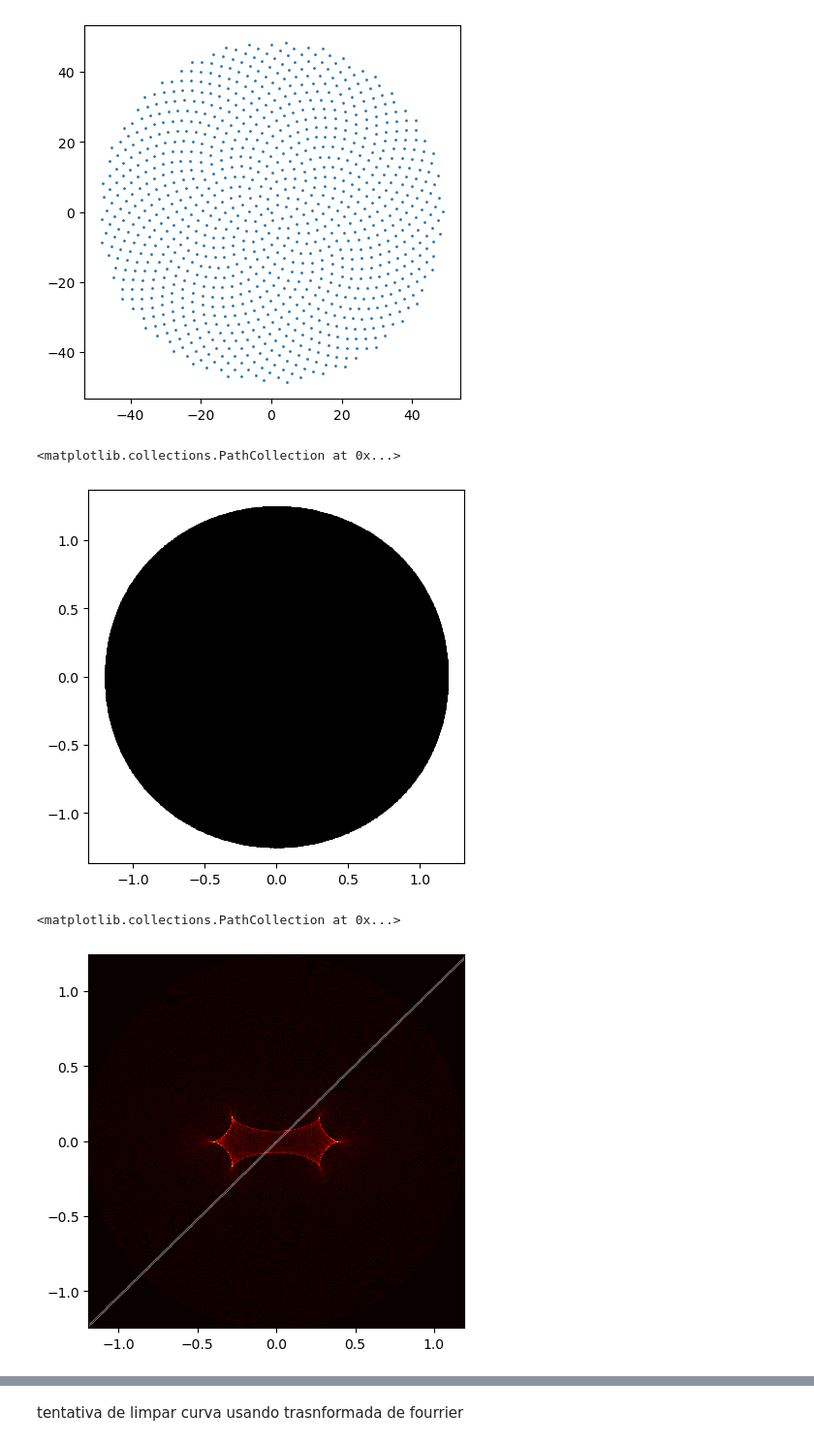
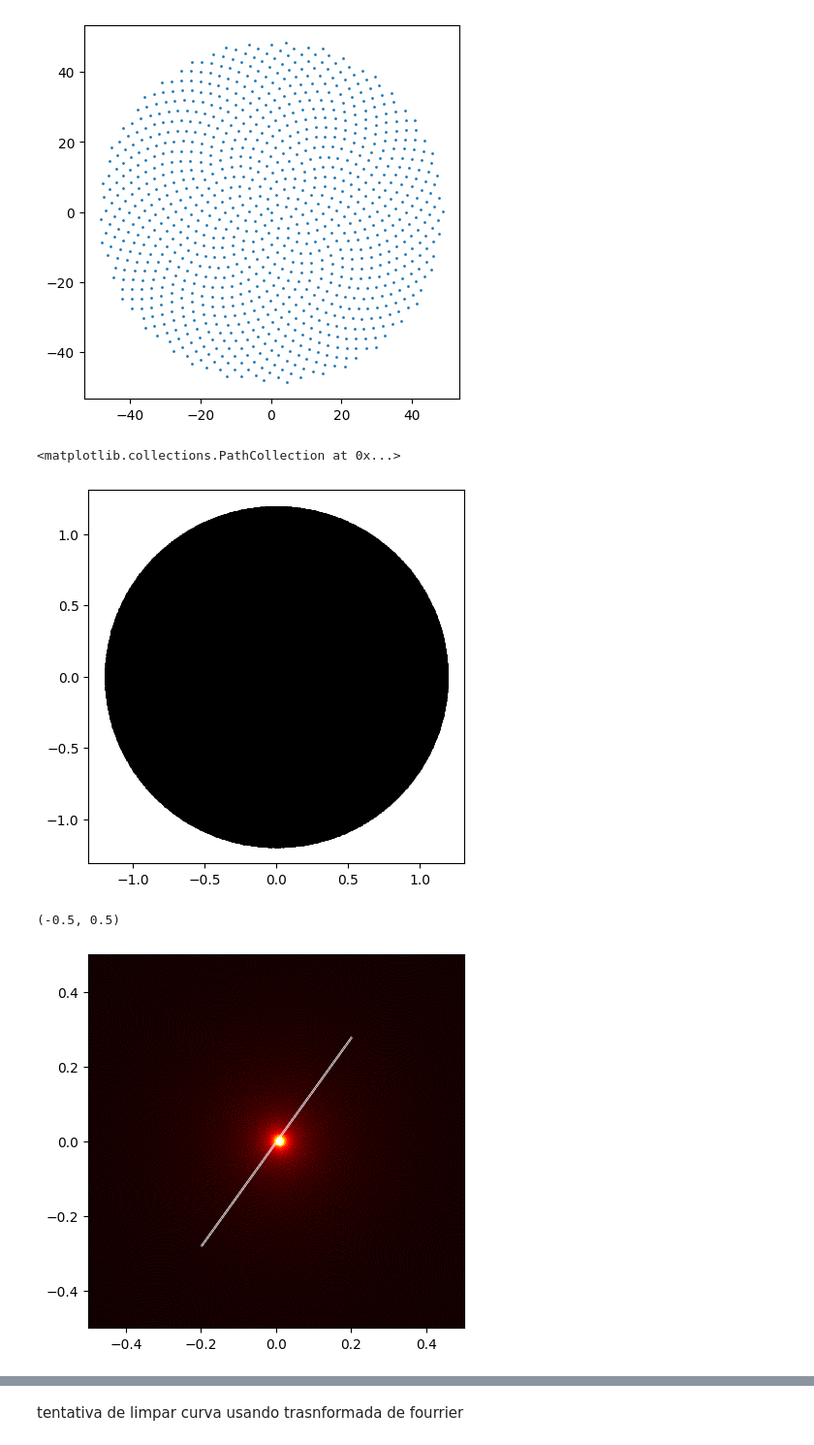
Before and after one commit to ylaksl/Microlensing, a Jupyter notebook: microlensing.ipynb, the cells around one changed output, grey strips where cells are left out. Shown at 97% size. Saved outputs shown, nothing was run; the diff lists cells and outputs as text; code cells hidden in the pictures.

```diff
--- a/microlensing.ipynb
+++ b/microlensing.ipynb
@@ -202,13 +206,30 @@ def cart(zix, ziy, r1, r2, e):
     zfy = ziy - (e1/np.sqrt((zix-r1x)**2 + (ziy-r1y)**2))*(ziy - r1y)- (e2/np.sqrt((zix-r2x)**2 + (ziy-r2y)**2))*(ziy - r2y)
     return zfx, zfy
 # %%
-e = [0.5,0.5] # -> fração da massa
-r1 = [-0.75, 0] # -> posição das lentes
+# e = [0.5,0.5] # -> fração da massa
+# r1 = [-0.75, 0] # -> posição das lentes
+# r2 = [0.75, 0]
+
+# e = [1 - 0.005,0.005] # -> fração da massa
+# r1 = [0.01, 0] # -> posição das lentes
+# r2 = [0.75, 0]
+
+e = [1,0] # -> fração da massa
+r1 = [0.01, 0] # -> posição das lentes
 r2 = [0.75, 0]
 
 zix, ziy = arquimedes(500000)
 
 x1, y1 = cart(zix, ziy, r1, r2, e)
+# %%
+passo = 1000
+alpha = 0.95
+inter = .01
+#b = inter/np.cos(alpha)
+b = 0.0
+
+xp = np.linspace(-0.2, 0.2, passo)
+yp = np.tan(alpha)*xp + b
 # %%
 plt.figure(figsize=(5, 5))
 plt.scatter(x1, y1, s = 1, c = 'black')
@@ -216,14 +237,16 @@ plt.scatter(x1, y1, s = 1, c = 'black')
 #plt.ylim(-1.5,1.5)
 # %% [output]
 <matplotlib.collections.PathCollection at 0x...>
-[figure, old version]
+[figure, new version]
 # %%
 plt.figure(figsize=(5, 5))
 plt.hist2d(x1, y1, bins = 1000,  cmap ="hot", vmin=0, vmax=45)
 plt.scatter(xp, yp, s = 0.01, c = 'white')
 #plt.scatter(x_circle, y_circle, s = 0.02, c = 'red')
 #plt.scatter(xp, yp, s = 1, c = 'red')
+plt.xlim(-0.5, .5)
+plt.ylim(-0.5, .5)
 # %% [output]
-<matplotlib.collections.PathCollection at 0x...>
+(-0.5, 0.5)
-[figure, old version]
+[figure, new version]
 # %%
```
Also changed, not shown: parts of 15 cells of this notebook.
